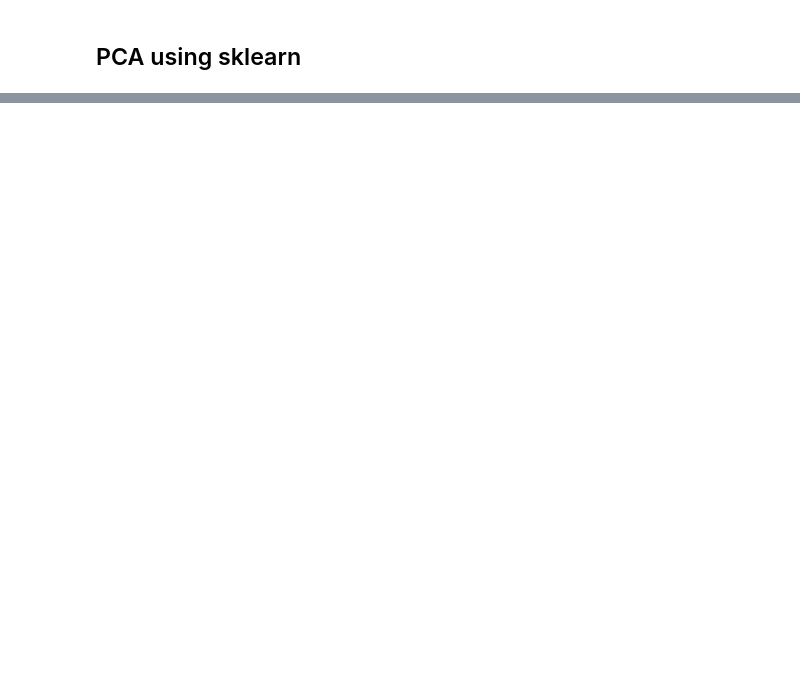
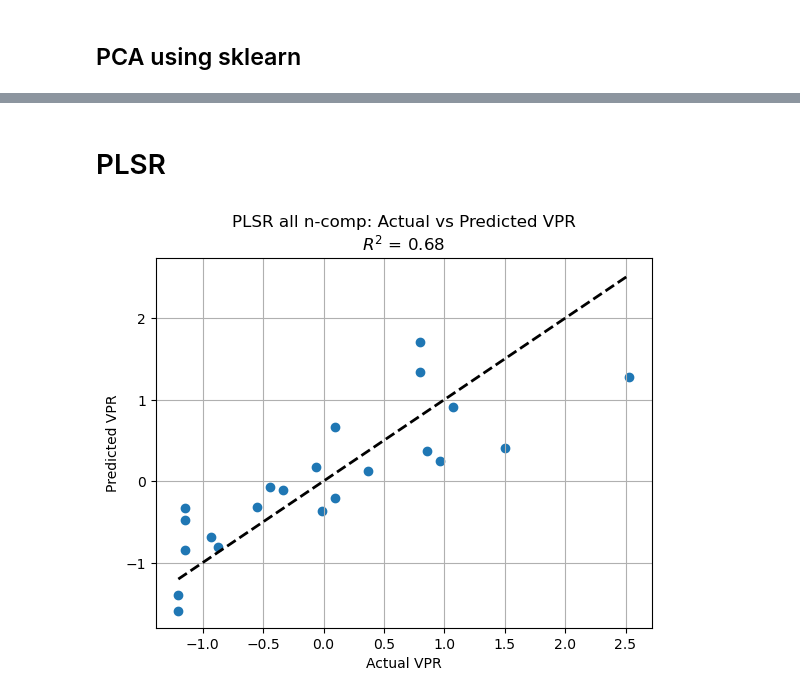
Before and after one commit to knaegle/MDS_JensenJanes, a Jupyter notebook: Jensen_Janes.ipynb, the cells around one changed output, grey strips where cells are left out. Drawn from its saved outputs; the diff is of its cells as text; code cells hidden in the pictures; blank space fills up the shorter version.

```diff
--- a/Jensen_Janes.ipynb
+++ b/Jensen_Janes.ipynb
@@ -243,0 +212,33 @@ NameError: name 'zscore_df' is not defined
+# %% [markdown]
+# PLSR
+# %%
+# run a PLSR between vpr_sub and data_sub (both zscored and without DMSO)
+from sklearn.cross_decomposition import PLSRegression
+
+X = df_data_sub_zscore
+Y = df_vpr_sub_zscore
+
+pls_num_components = X.shape[1]
+
+# first run a model with all components and look at the variance explained
+pls_full_model = PLSRegression(n_components=pls_num_components)
+pls_full_model.fit(X, Y)
+
+
+
+
+Y_full_pred = pls_full_model.predict(X)
+ss_total_full = np.sum((Y.values - np.mean(Y.values))**2)
+ss_residual_full = np.sum((Y.values - Y_full_pred)**2)
+r_squared_full = 1 - (ss_residual_full / ss_total_full)
+plt.scatter(Y, Y_full_pred)
+
+# add a perfect fit line
+plt.plot([Y.values.min(), Y.values.max()], [Y.values.min(), Y.values.max()], 'k--', lw=2)
+plt.xlabel('Actual VPR')
+plt.ylabel('Predicted VPR')
+plt.title('PLSR all n-comp: Actual vs Predicted VPR\n$R^2$ = %0.2f' % r_squared_full)
+plt.grid()
+plt.show()
+# %% [output]
+[figure, added]
```
Also changed, not shown: parts of 18 cells of this notebook.
